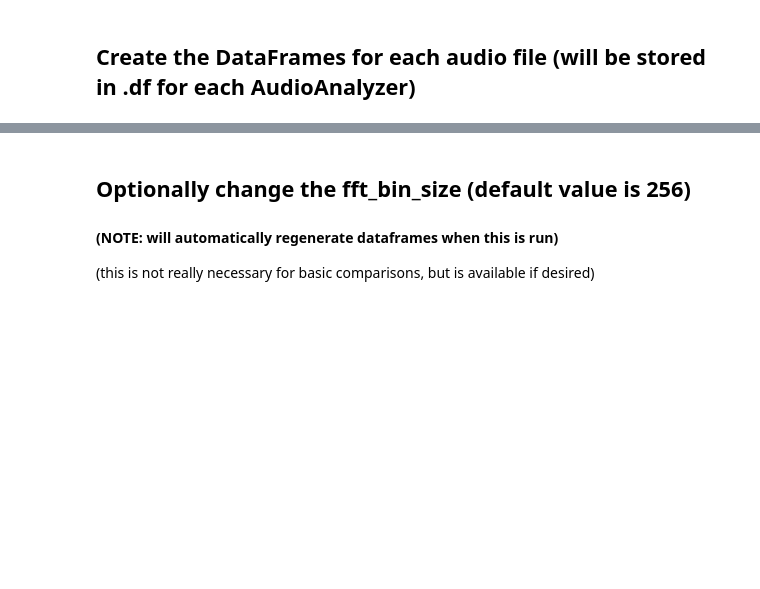
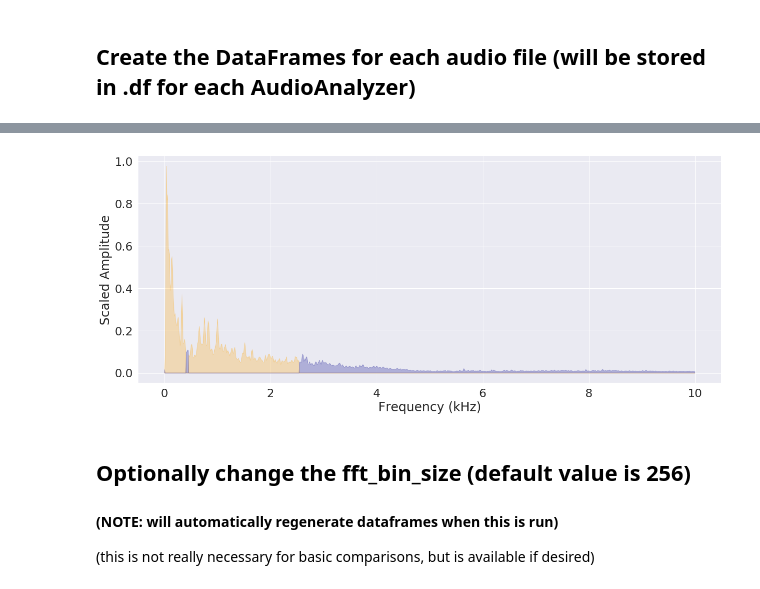
Before and after one commit to QED0711/ds_practice, a Jupyter notebook: librosa/audio_file_analyzer.ipynb, the cells around one changed output, grey strips where cells are left out. Drawn from its saved outputs; the diff is of its cells as text; code cells hidden in the pictures; blank space fills up the shorter version.

```diff
--- a/librosa/audio_file_analyzer.ipynb
+++ b/librosa/audio_file_analyzer.ipynb
@@ -175,3 +293,7 @@ pass
+# %%
+sc.plot_attenuation_graph(frange=(0, 10000))
+# %% [output]
+[figure, added]
 # %% [markdown]
 ## Optionally change the fft_bin_size (default value is 256)
 #### (NOTE: will automatically regenerate dataframes when this is run)
```
Also changed, not shown: parts of 5 cells of this notebook.
